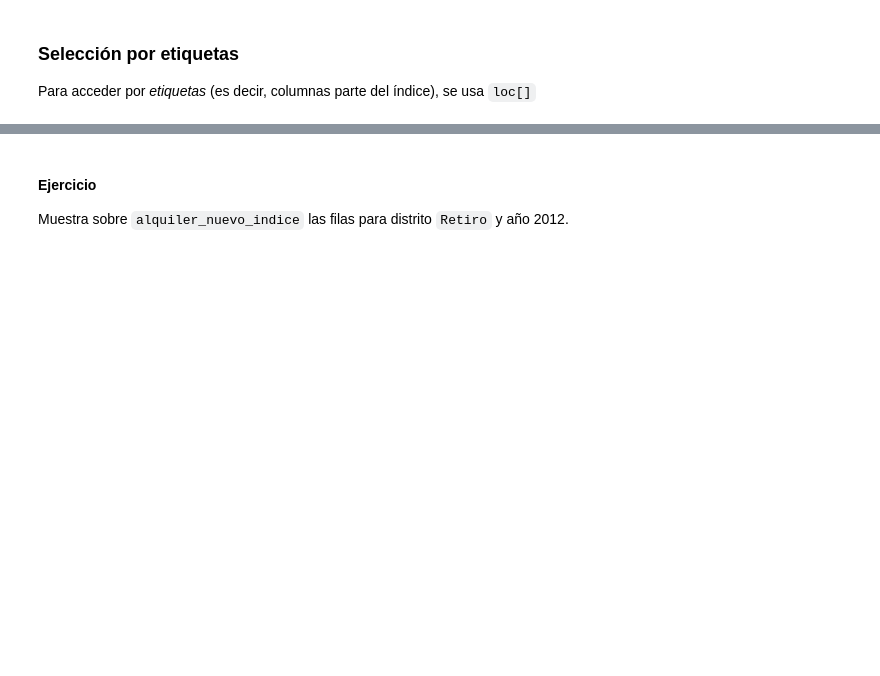
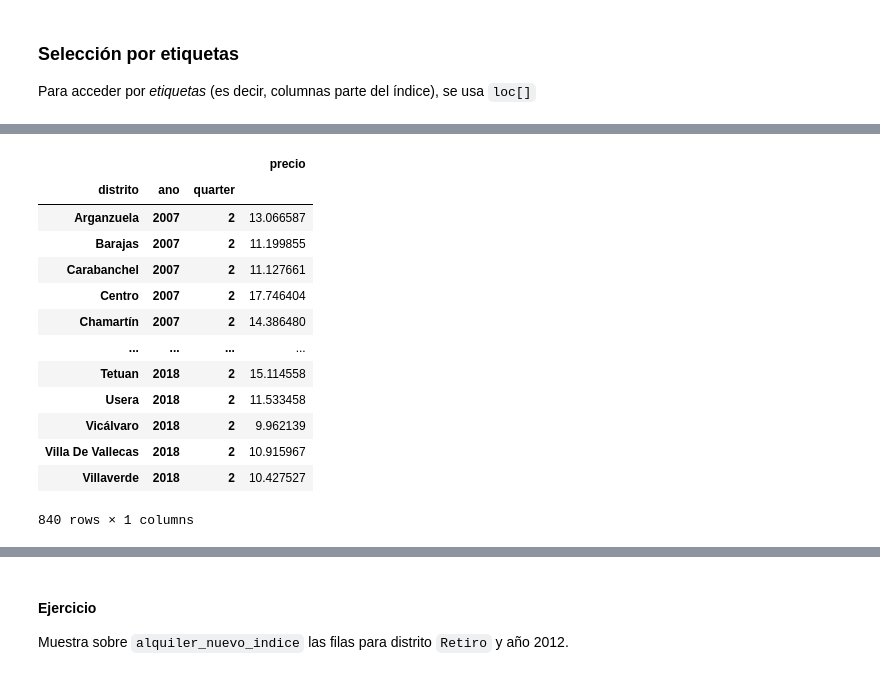
Before and after one commit to lycaballero/Exportaciones, a Jupyter notebook: 02_pandas.ipynb, the cells around one changed output, grey strips where cells are left out. Cells and saved outputs as stored; diff of their text form; code cells hidden in the pictures; blank space fills up the shorter version.

```diff
--- a/02_pandas.ipynb
+++ b/02_pandas.ipynb
@@ -161,3 +237,20 @@ alquiler_nuevo_indice.loc[('Centro', 2014, 2)]
+# %%
+alquiler_nuevo_indice
+# %% [output]
+|  |  |  | precio |
+| distrito | ano | quarter |  |
+| Arganzuela | 2007 | 2 | 13.066587 |
+| Barajas | 2007 | 2 | 11.199855 |
+| Carabanchel | 2007 | 2 | 11.127661 |
+| Centro | 2007 | 2 | 17.746404 |
+| Chamartín | 2007 | 2 | 14.386480 |
+| ... | ... | ... | ... |
+| Tetuan | 2018 | 2 | 15.114558 |
+| Usera | 2018 | 2 | 11.533458 |
+| Vicálvaro | 2018 | 2 | 9.962139 |
+| Villa De Vallecas | 2018 | 2 | 10.915967 |
+| Villaverde | 2018 | 2 | 10.427527 |
+840 rows × 1 columns
 # %%
 # O un distrito completo
 alquiler_nuevo_indice.loc[('Centro')].head()
```
Also changed, not shown: parts of 41 cells of this notebook.
